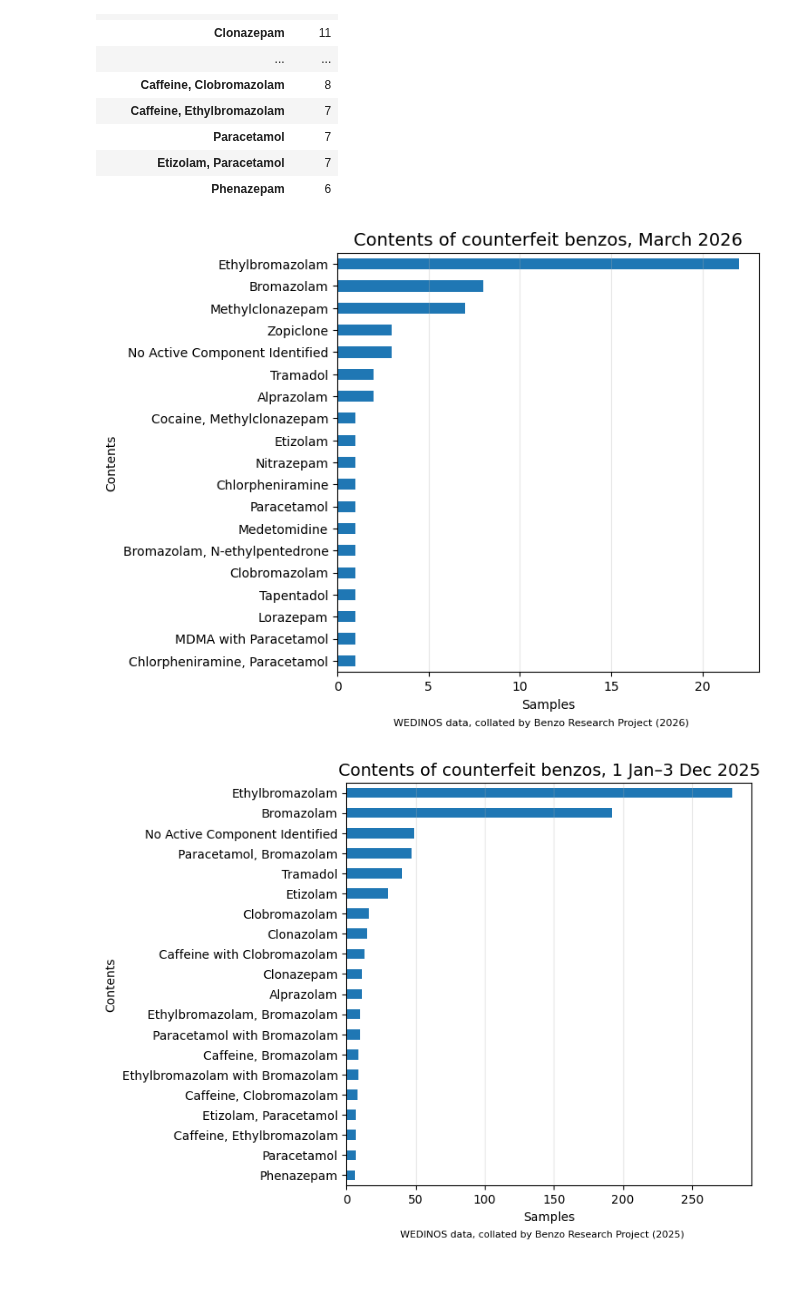
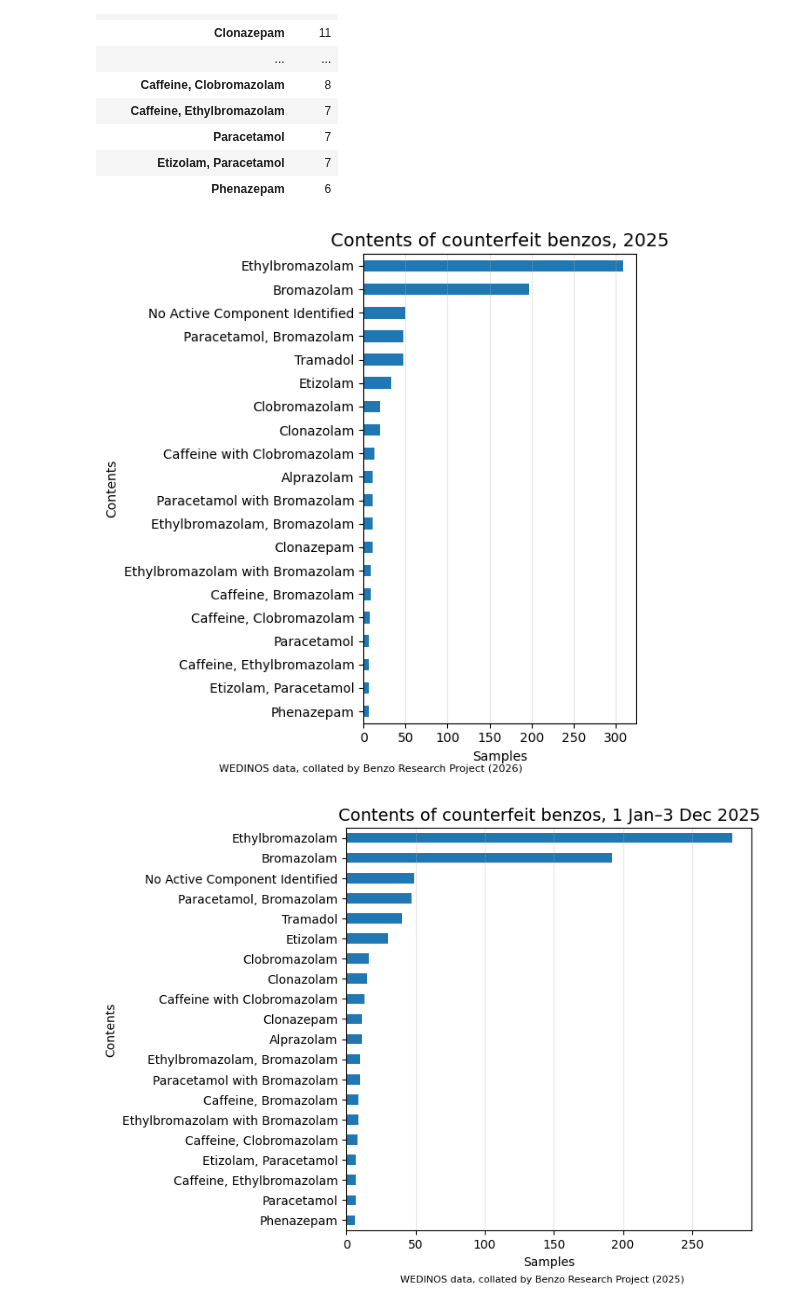
Before and after one commit to Benzo-Research-Project/NitazeneMap, a Jupyter notebook: WEDINOSParser.ipynb, the cells around one changed output. Drawn from its saved outputs; the diff is of its cells as text; code cells hidden in the pictures; blank space fills up the shorter version.

Commit message:
2025 counterfeits analysis

```diff
--- a/WEDINOSParser.ipynb
+++ b/WEDINOSParser.ipynb
@@ -951,3 +944,10 @@ def check_benzo_status(df_benzo, dates):
     array = [total, total_benzo_intent, total_not_benzos, total_counterfeit_benzos, total_correct_benzos, unknown_benzos]
 
     return df_benzo, array
+# %%
+df_benzo_2025 = pd.read_csv("data/previous_years/wedinos_benzos_2025.csv", sep=',', encoding='utf-8', index_col=0)
+df_benzo_2025['minor'] = df_benzo_2025['minor'].fillna('')
+df_benzo_2025['major'] = df_benzo_2025['major'].fillna('')
+# %%
+df_benzo_2025, benzo_2025_figures = check_benzo_status(df_benzo_2025, 'Jan–Dec 2025')
+df_benzo_2025
@@ -1070,9 +1089,10 @@ def getContents(df):
     Contents = df['complete contents'].value_counts()
     return Contents
 
-df_cbenzo_jan = df_benzo_month.loc[(df_benzo_month['sold_as_benzo'] == '1') & (df_benzo_month['status'] == 'counterfeit')]
-df_cbenzo_jan['minor'] = df_cbenzo_jan['minor'].fillna('')
-counterfeitContents = getContents(df_cbenzo_jan)
+#df_cbenzo_jan = df_benzo_month.loc[(df_benzo_month['sold_as_benzo'] == '1') & (df_benzo_month['status'] == 'counterfeit')]
+#df_cbenzo_jan['minor'] = df_cbenzo_jan['minor'].fillna('')
+df_cbenzo_2025 = df_benzo_2025.loc[(df_benzo_2025['sold_as_benzo'] == '1') & (df_benzo_2025['status'] == 'counterfeit')]
+counterfeitContents = getContents(df_cbenzo_2025)
 print(counterfeitContents)
 # %% [output]
 complete contents
@@ -1201,17 +1214,19 @@ pd.DataFrame(counterfeitContents_all).head(20)
 | Phenazepam | 6 |
 # %%
 fig, ax = subplots(figsize=(6, 6))
-ax.title.set_text('Contents of counterfeit benzos, March 2026')
+ax.title.set_text('Contents of counterfeit benzos, 2025')
 ax.title.set_fontsize(14)
-counterfeitContents.sort_values().plot(kind='barh', ax=ax)
+counterfeitContents.head(20).sort_values().plot(kind='barh', ax=ax)
 ax.set_xlabel('Samples')
 ax.set_ylabel('Contents')
 ax.grid(axis='x',alpha=0.3)
 text = fig.text(0.50, 0.01,
             'WEDINOS data, collated by Benzo Research Project (2026)',
             horizontalalignment='center', wrap=True, fontsize=8)
+fig.tight_layout()
+fig.savefig('data/plots/counterfeit_benzo_counts_2025_top.png', dpi=300)
 # %% [output]
-[figure, old version]
+[figure, new version]
 # %%
 fig, ax = subplots(figsize=(6, 6))
 ax.title.set_text('Contents of counterfeit benzos, 1 Jan–3 Dec 2025')
```
Also changed, not shown: parts of 4 cells of this notebook, 3 other files.
